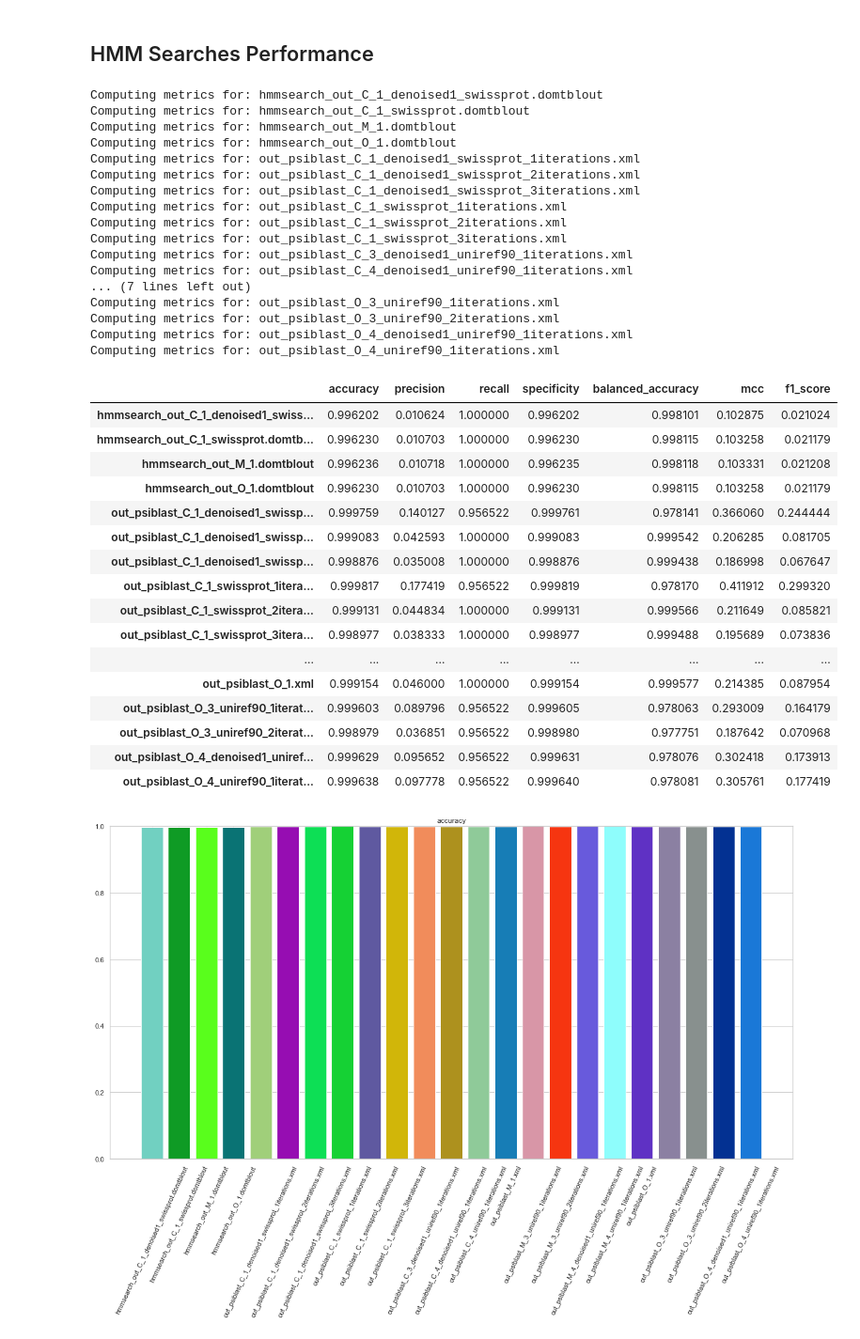
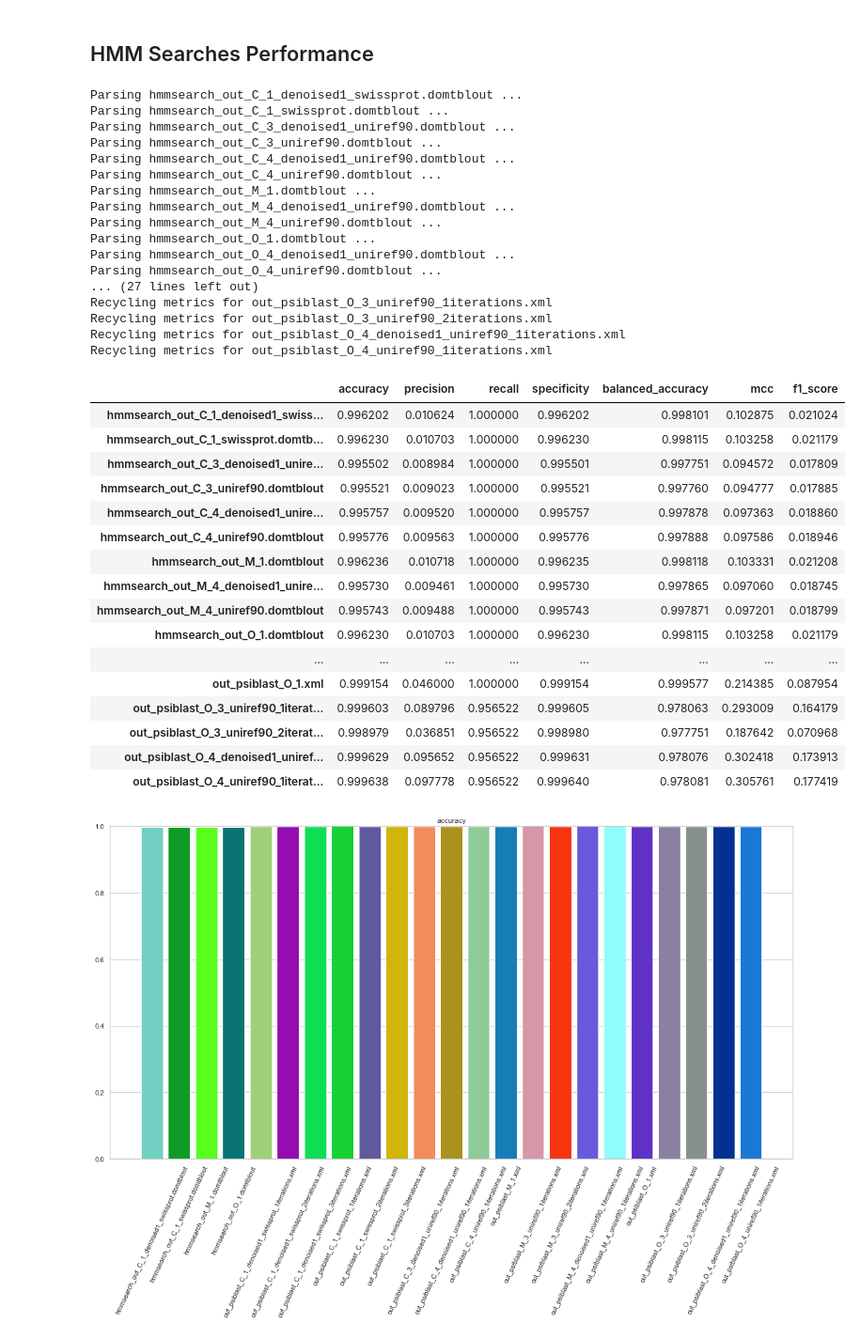
Before and after one commit to AlessandroManente/BD_Project_DS, a Jupyter notebook: Team_1_Project.ipynb, the cells around one changed output. Shown at 94% size. Cells and saved outputs as stored; diff of their text form; code cells hidden in the pictures.

```diff
--- a/Team_1_Project.ipynb
+++ b/Team_1_Project.ipynb
@@ -27,37 +27,37 @@ Once we made the PSI-BLAST e HMM-searches we will have some files where all the
 # %% [markdown]
 ## HMM Searches Performance
 # %%
-metrics_df, parsed_tblouts, parsed_domtblouts, parsed_psiblast = metrics_8(gt, smart_update=False)
+metrics_df, parsed_tblouts, parsed_domtblouts, parsed_psiblast = metrics_8(gt, smart_update=True)
 metrics_df
 # %% [output]
-Computing metrics for: hmmsearch_out_C_1_denoised1_swissprot.domtblout
-Computing metrics for: hmmsearch_out_C_1_swissprot.domtblout
-Computing metrics for: hmmsearch_out_M_1.domtblout
-Computing metrics for: hmmsearch_out_O_1.domtblout
-Computing metrics for: out_psiblast_C_1_denoised1_swissprot_1iterations.xml
-Computing metrics for: out_psiblast_C_1_denoised1_swissprot_2iterations.xml
-Computing metrics for: out_psiblast_C_1_denoised1_swissprot_3iterations.xml
-Computing metrics for: out_psiblast_C_1_swissprot_1iterations.xml
-Computing metrics for: out_psiblast_C_1_swissprot_2iterations.xml
-Computing metrics for: out_psiblast_C_1_swissprot_3iterations.xml
-Computing metrics for: out_psiblast_C_3_denoised1_uniref90_1iterations.xml
-Computing metrics for: out_psiblast_C_4_denoised1_uniref90_1iterations.xml
-... (7 lines left out)
-Computing metrics for: out_psiblast_O_3_uniref90_1iterations.xml
-Computing metrics for: out_psiblast_O_3_uniref90_2iterations.xml
-Computing metrics for: out_psiblast_O_4_denoised1_uniref90_1iterations.xml
-Computing metrics for: out_psiblast_O_4_uniref90_1iterations.xml
+Parsing hmmsearch_out_C_1_denoised1_swissprot.domtblout ...
+Parsing hmmsearch_out_C_1_swissprot.domtblout ...
+Parsing hmmsearch_out_C_3_denoised1_uniref90.domtblout ...
+Parsing hmmsearch_out_C_3_uniref90.domtblout ...
+Parsing hmmsearch_out_C_4_denoised1_uniref90.domtblout ...
+Parsing hmmsearch_out_C_4_uniref90.domtblout ...
+Parsing hmmsearch_out_M_1.domtblout ...
+Parsing hmmsearch_out_M_4_denoised1_uniref90.domtblout ...
+Parsing hmmsearch_out_M_4_uniref90.domtblout ...
+Parsing hmmsearch_out_O_1.domtblout ...
+Parsing hmmsearch_out_O_4_denoised1_uniref90.domtblout ...
+Parsing hmmsearch_out_O_4_uniref90.domtblout ...
+... (27 lines left out)
+Recycling metrics for out_psiblast_O_3_uniref90_1iterations.xml
+Recycling metrics for out_psiblast_O_3_uniref90_2iterations.xml
+Recycling metrics for out_psiblast_O_4_denoised1_uniref90_1iterations.xml
+Recycling metrics for out_psiblast_O_4_uniref90_1iterations.xml
 |  | accuracy | precision | recall | specificity | balanced_accuracy | mcc | f1_score |
 | hmmsearch_out_C_1_denoised1_swiss... | 0.996202 | 0.010624 | 1.000000 | 0.996202 | 0.998101 | 0.102875 | 0.021024 |
 | hmmsearch_out_C_1_swissprot.domtb... | 0.996230 | 0.010703 | 1.000000 | 0.996230 | 0.998115 | 0.103258 | 0.021179 |
+| hmmsearch_out_C_3_denoised1_unire... | 0.995502 | 0.008984 | 1.000000 | 0.995501 | 0.997751 | 0.094572 | 0.017809 |
+| hmmsearch_out_C_3_uniref90.domtblout | 0.995521 | 0.009023 | 1.000000 | 0.995521 | 0.997760 | 0.094777 | 0.017885 |
+| hmmsearch_out_C_4_denoised1_unire... | 0.995757 | 0.009520 | 1.000000 | 0.995757 | 0.997878 | 0.097363 | 0.018860 |
+| hmmsearch_out_C_4_uniref90.domtblout | 0.995776 | 0.009563 | 1.000000 | 0.995776 | 0.997888 | 0.097586 | 0.018946 |
 | hmmsearch_out_M_1.domtblout | 0.996236 | 0.010718 | 1.000000 | 0.996235 | 0.998118 | 0.103331 | 0.021208 |
+| hmmsearch_out_M_4_denoised1_unire... | 0.995730 | 0.009461 | 1.000000 | 0.995730 | 0.997865 | 0.097060 | 0.018745 |
+| hmmsearch_out_M_4_uniref90.domtblout | 0.995743 | 0.009488 | 1.000000 | 0.995743 | 0.997871 | 0.097201 | 0.018799 |
 | hmmsearch_out_O_1.domtblout | 0.996230 | 0.010703 | 1.000000 | 0.996230 | 0.998115 | 0.103258 | 0.021179 |
-| out_psiblast_C_1_denoised1_swissp... | 0.999759 | 0.140127 | 0.956522 | 0.999761 | 0.978141 | 0.366060 | 0.244444 |
-| out_psiblast_C_1_denoised1_swissp... | 0.999083 | 0.042593 | 1.000000 | 0.999083 | 0.999542 | 0.206285 | 0.081705 |
-| out_psiblast_C_1_denoised1_swissp... | 0.998876 | 0.035008 | 1.000000 | 0.998876 | 0.999438 | 0.186998 | 0.067647 |
-| out_psiblast_C_1_swissprot_1itera... | 0.999817 | 0.177419 | 0.956522 | 0.999819 | 0.978170 | 0.411912 | 0.299320 |
-| out_psiblast_C_1_swissprot_2itera... | 0.999131 | 0.044834 | 1.000000 | 0.999131 | 0.999566 | 0.211649 | 0.085821 |
-| out_psiblast_C_1_swissprot_3itera... | 0.998977 | 0.038333 | 1.000000 | 0.998977 | 0.999488 | 0.195689 | 0.073836 |
 | ... | ... | ... | ... | ... | ... | ... | ... |
 | out_psiblast_O_1.xml | 0.999154 | 0.046000 | 1.000000 | 0.999154 | 0.999577 | 0.214385 | 0.087954 |
 | out_psiblast_O_3_uniref90_1iterat... | 0.999603 | 0.089796 | 0.956522 | 0.999605 | 0.978063 | 0.293009 | 0.164179 |
```
Also changed, not shown: 35 other files.
